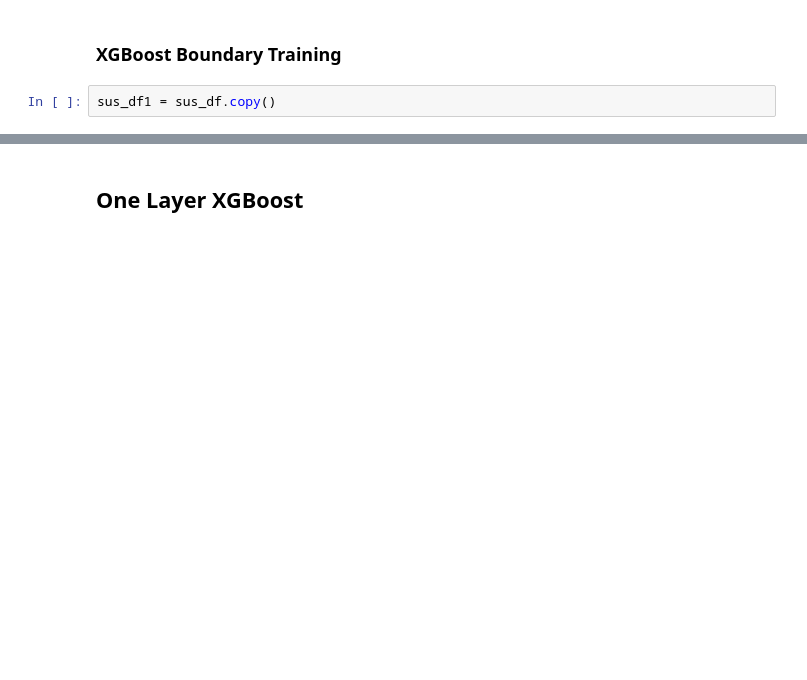
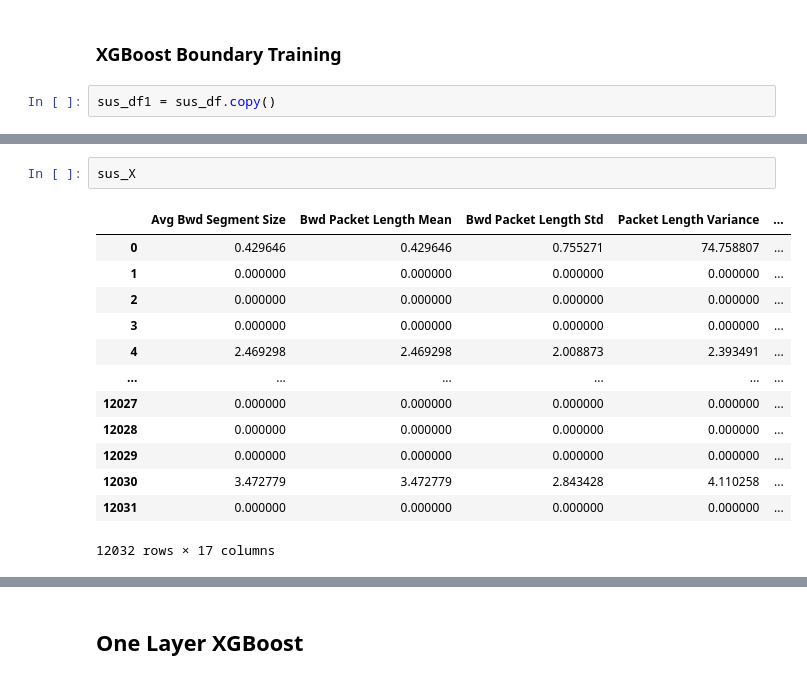
Before and after one commit to VincentSheh/NA_Model_Evaluation, a Jupyter notebook: FSSL.ipynb, the cells around one changed output, grey strips where cells are left out. Saved outputs shown, nothing was run; the diff lists cells and outputs as text; blank space fills up the shorter version.

```diff
--- a/FSSL.ipynb
+++ b/FSSL.ipynb
@@ -505,3 +564,19 @@ Size of X_train : (74113, 79), Size of X_valid L (18529, 79)
+# %%
+sus_X
+# %% [output]
+|  | Avg Bwd Segment Size | Bwd Packet Length Mean | Bwd Packet Length Std | Packet Length Variance | ... |
+| 0 | 0.429646 | 0.429646 | 0.755271 | 74.758807 | ... |
+| 1 | 0.000000 | 0.000000 | 0.000000 | 0.000000 | ... |
+| 2 | 0.000000 | 0.000000 | 0.000000 | 0.000000 | ... |
+| 3 | 0.000000 | 0.000000 | 0.000000 | 0.000000 | ... |
+| 4 | 2.469298 | 2.469298 | 2.008873 | 2.393491 | ... |
+| ... | ... | ... | ... | ... | ... |
+| 12027 | 0.000000 | 0.000000 | 0.000000 | 0.000000 | ... |
+| 12028 | 0.000000 | 0.000000 | 0.000000 | 0.000000 | ... |
+| 12029 | 0.000000 | 0.000000 | 0.000000 | 0.000000 | ... |
+| 12030 | 3.472779 | 3.472779 | 2.843428 | 4.110258 | ... |
+| 12031 | 0.000000 | 0.000000 | 0.000000 | 0.000000 | ... |
+12032 rows × 17 columns
 # %%
 
 # # Before
```
Also changed, not shown: parts of 12 cells of this notebook, 3 other files.
